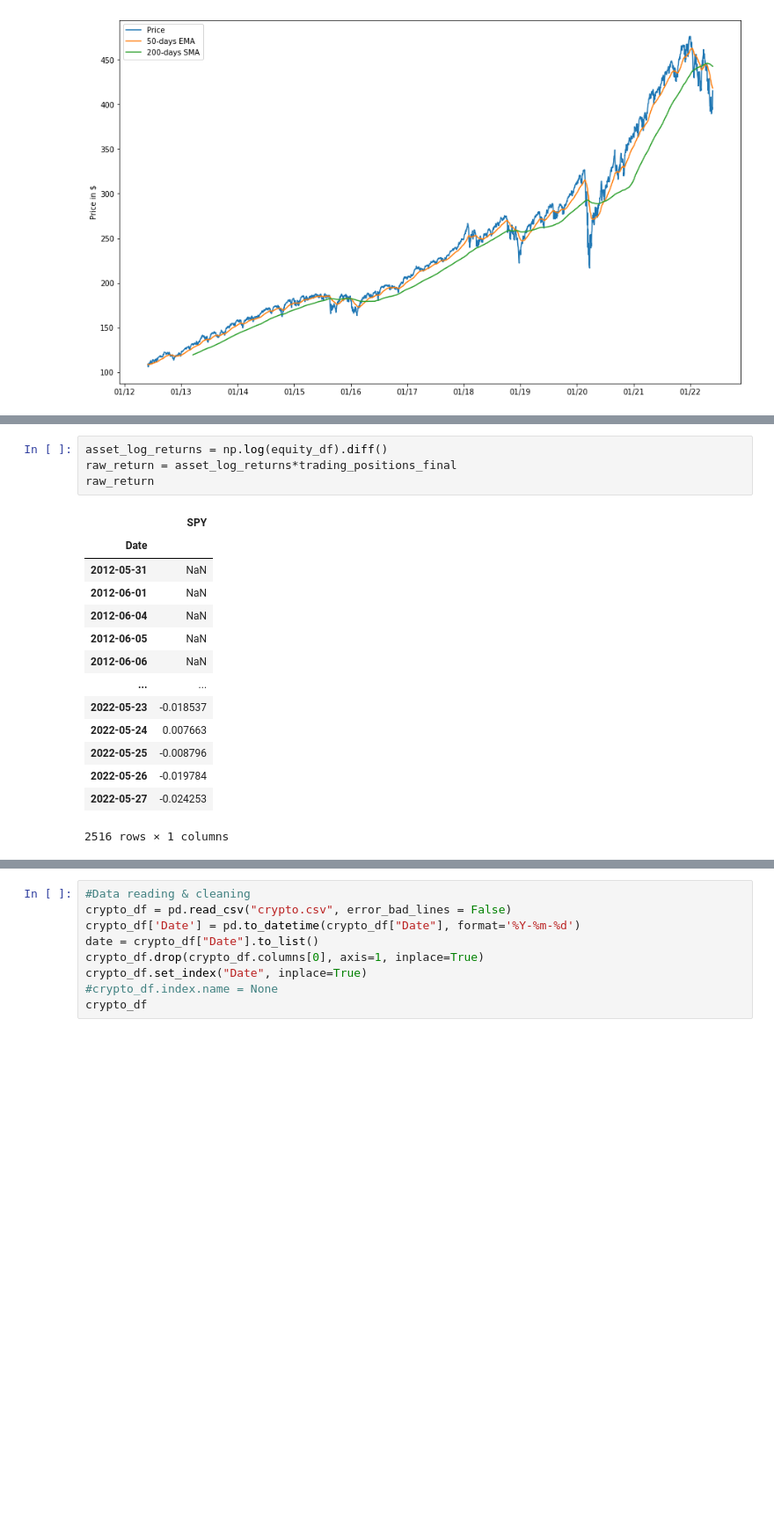
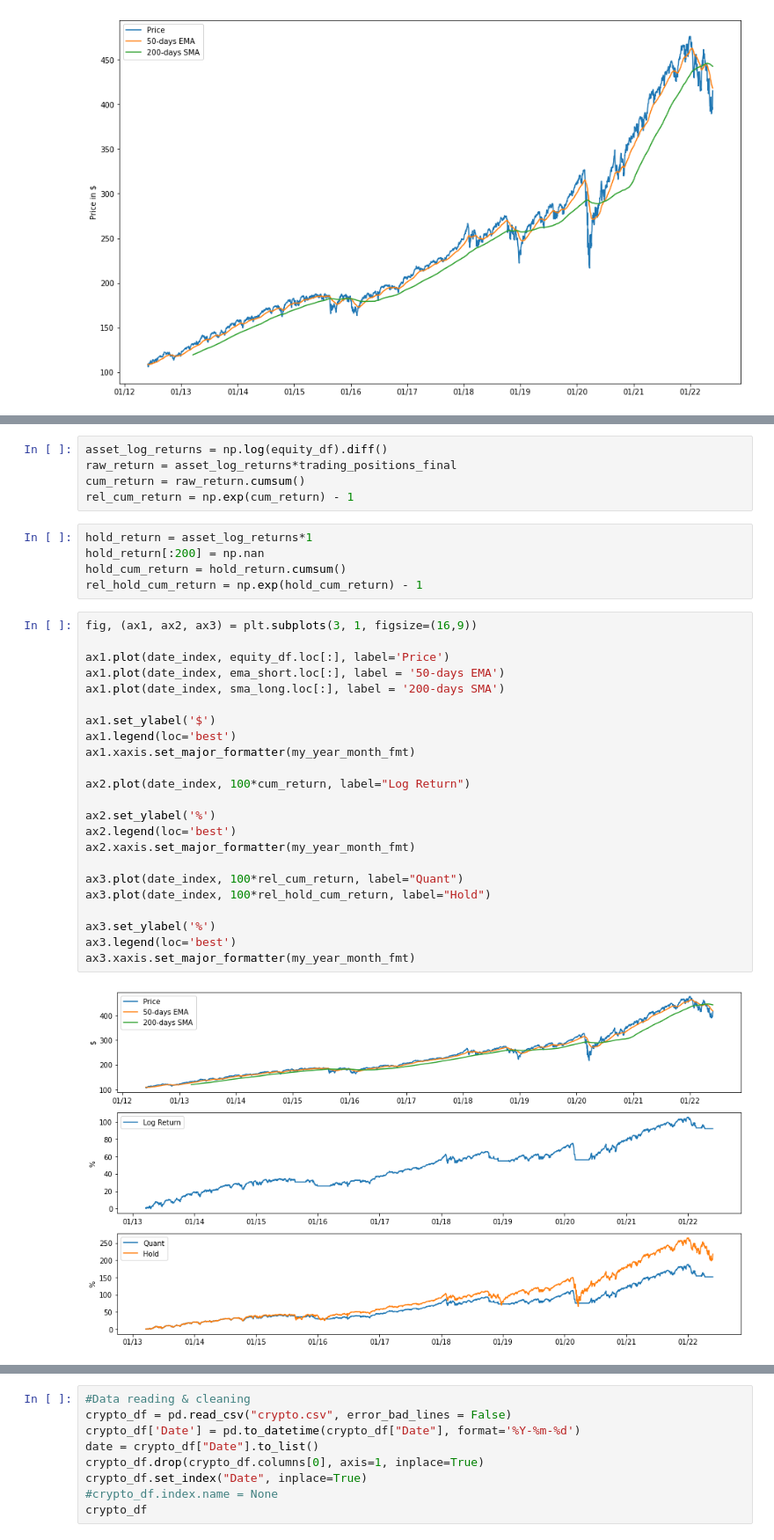
Before and after one commit to ricocahyadi777/quant-trading-project-maf, a Jupyter notebook: Quant.ipynb, the cells around one changed output, grey strips where cells are left out. Shown at 88% size. Saved outputs shown, nothing was run; the diff lists cells and outputs as text; blank space fills up the shorter version.

```diff
--- a/Quant.ipynb
+++ b/Quant.ipynb
@@ -94,19 +103,35 @@ ax2.xaxis.set_major_formatter(my_year_month_fmt)
 # %%
 asset_log_returns = np.log(equity_df).diff()
 raw_return = asset_log_returns*trading_positions_final
-raw_return
+cum_return = raw_return.cumsum()
+rel_cum_return = np.exp(cum_return) - 1
-# %% [output]
-|  | SPY |
-| Date |  |
-| 2012-05-31 | NaN |
-| 2012-06-01 | NaN |
-| 2012-06-04 | NaN |
-| 2012-06-05 | NaN |
-| 2012-06-06 | NaN |
-| ... | ... |
-| 2022-05-23 | -0.018537 |
-| 2022-05-24 | 0.007663 |
-| 2022-05-25 | -0.008796 |
-| 2022-05-26 | -0.019784 |
-| 2022-05-27 | -0.024253 |
-2516 rows × 1 columns
+# %%
+hold_return = asset_log_returns*1
+hold_return[:200] = np.nan
+hold_cum_return = hold_return.cumsum()
+rel_hold_cum_return = np.exp(hold_cum_return) - 1
+# %%
+fig, (ax1, ax2, ax3) = plt.subplots(3, 1, figsize=(16,9))
+
+ax1.plot(date_index, equity_df.loc[:], label='Price')
+ax1.plot(date_index, ema_short.loc[:], label = '50-days EMA')
+ax1.plot(date_index, sma_long.loc[:], label = '200-days SMA')
+
+ax1.set_ylabel('$')
+ax1.legend(loc='best')
+ax1.xaxis.set_major_formatter(my_year_month_fmt)
+
+ax2.plot(date_index, 100*cum_return, label="Log Return")
+
+ax2.set_ylabel('%')
+ax2.legend(loc='best')
+ax2.xaxis.set_major_formatter(my_year_month_fmt)
+
+ax3.plot(date_index, 100*rel_cum_return, label="Quant")
+ax3.plot(date_index, 100*rel_hold_cum_return, label="Hold")
+
+ax3.set_ylabel('%')
+ax3.legend(loc='best')
+ax3.xaxis.set_major_formatter(my_year_month_fmt)
+# %% [output]
+[figure, added]
```
Also changed, not shown: parts of 27 cells of this notebook, 1 other file.
